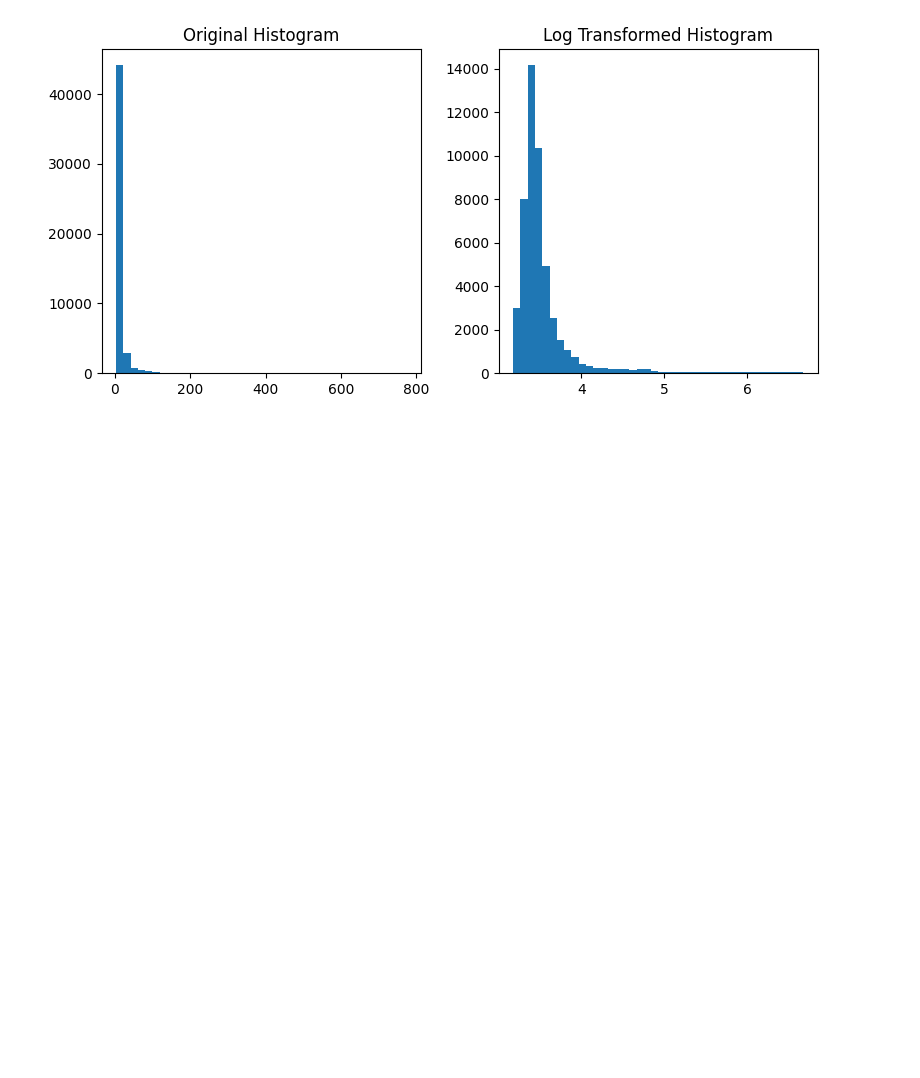
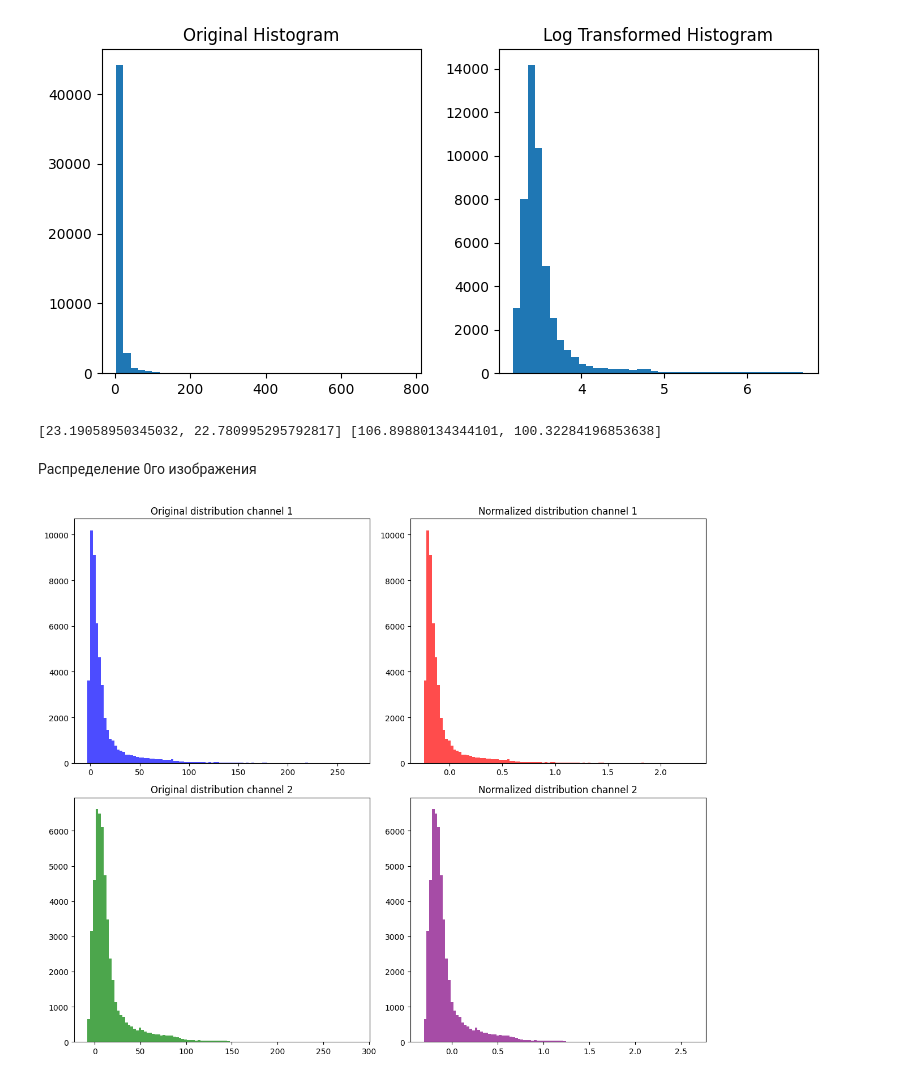
Before and after one commit to pelancha/galaxyHackers, a Jupyter notebook: notebooks/normalization.ipynb, the cells around one changed output. Saved outputs shown, nothing was run; the diff lists cells and outputs as text; code cells hidden in the pictures; blank space fills up the shorter version.

```diff
--- a/notebooks/normalization.ipynb
+++ b/notebooks/normalization.ipynb
@@ -119,0 +178,32 @@ plot_histograms_in_loop([average_image])
+# %%
+print(mean, std)
+# %% [output]
+[23.19058950345032, 22.780995295792817] [106.89880134344101, 100.32284196853638]
+# %%
+def print_distr(img, normalized_image):
+    normalized_image_np = normalized_image.numpy()
+    original_channel_1 = img[0, :, :].numpy()
+    original_channel_2 = img[1, :, :].numpy()
+
+    normalized_channel_1 = normalized_image_np[0, :, :]
+    normalized_channel_2 = normalized_image_np[1, :, :]
+
+    fig, axs = plt.subplots(2, 2, figsize=(12, 10))
+
+    # Оригиналы
+    axs[0, 0].hist(original_channel_1.flatten(), bins=100, color='blue', alpha=0.7)
+    axs[0, 0].set_title('Original distribution channel 1')
+
+    axs[1, 0].hist(original_channel_2.flatten(), bins=100, color='green', alpha=0.7)
+    axs[1, 0].set_title('Original distribution channel 2')
+
+    # После нормализации
+    axs[0, 1].hist(normalized_channel_1.flatten(), bins=100, color='red', alpha=0.7)
+    axs[0, 1].set_title('Normalized distribution channel 1')
+
+    axs[1, 1].hist(normalized_channel_2.flatten(), bins=100, color='purple', alpha=0.7)
+    axs[1, 1].set_title('Normalized distribution channel 2')
+
+
+    plt.tight_layout()
+    plt.show()
@@ -119,0 +241,10 @@ plot_histograms_in_loop([average_image])
+# %% [markdown]
+Распределение 0го изображения
+# %%
+channel_1, channel_2 = load_fits_channels(file_paths[0])
+img = torch.stack([channel_1, channel_2])
+normalized_image = transform(img)
+
+print_distr(img, normalized_image)
+# %% [output]
+[figure, added]
```
Also changed, not shown: parts of 26 cells of this notebook.
